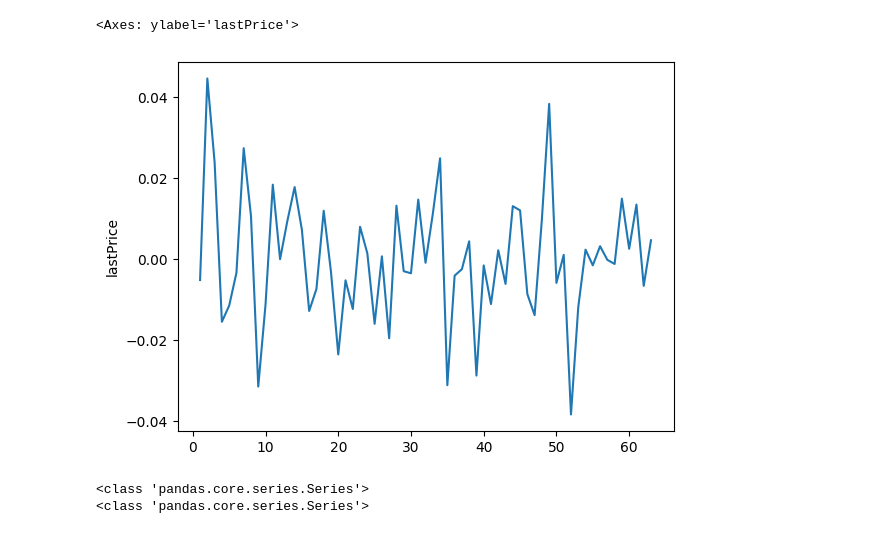
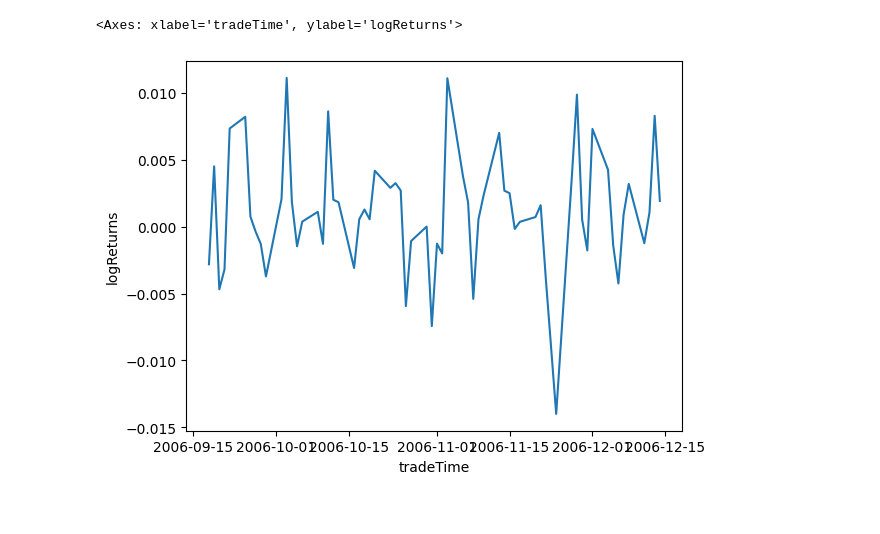
Before and after one commit to fgDotTex/EO_Black76_AssumptionTesting, a Jupyter notebook: BlackModel_AssumptionTesting.ipynb, the cells around one changed output. Cells and saved outputs as stored; diff of their text form; code cells hidden in the pictures.

```diff
--- a/BlackModel_AssumptionTesting.ipynb
+++ b/BlackModel_AssumptionTesting.ipynb
@@ -10,7 +10,7 @@ import math
 fileList = os.listdir("data")
 
 #fileList
-f = open("data/"+fileList[0])
+f = open("data/"+"ESZ06.json")
 
 data = json.load(f)
 # %%
@@ -123,5 +77,7 @@ Name: lastPrice, Length: 64, dtype: float64
 # %%
-logRets = (df["lastPrice"].shift(1)[1:]/df["lastPrice"][1:]).apply(math.log)
+logRets = (df["lastPrice"].shift(1)/df["lastPrice"]).apply(math.log) #Indexes kept
 # %%
+#Add to
 df["logReturns"] = logRets
 #Indexes are kept throughout series!
+df = df.drop(0) #drop the first entry for simplicity
@@ -159,12 +84,5 @@ Name: lastPrice, Length: 63, dtype: float64
 # %%
-seaborn.lineplot(logRets)
+seaborn.lineplot(x="tradeTime", y="logReturns", data=df)
 # %% [output]
-<Axes: ylabel='lastPrice'>
+<Axes: xlabel='tradeTime', ylabel='logReturns'>
-[figure, old version]
+[figure, new version]
-# %%
-print(type(logRets))
-logRets = pd.Series(logRets)
-print(type(logRets))
-# %% [output]
-<class 'pandas.core.series.Series'>
-<class 'pandas.core.series.Series'>
```
Also changed, not shown: parts of 26 cells of this notebook, 2 other files.
